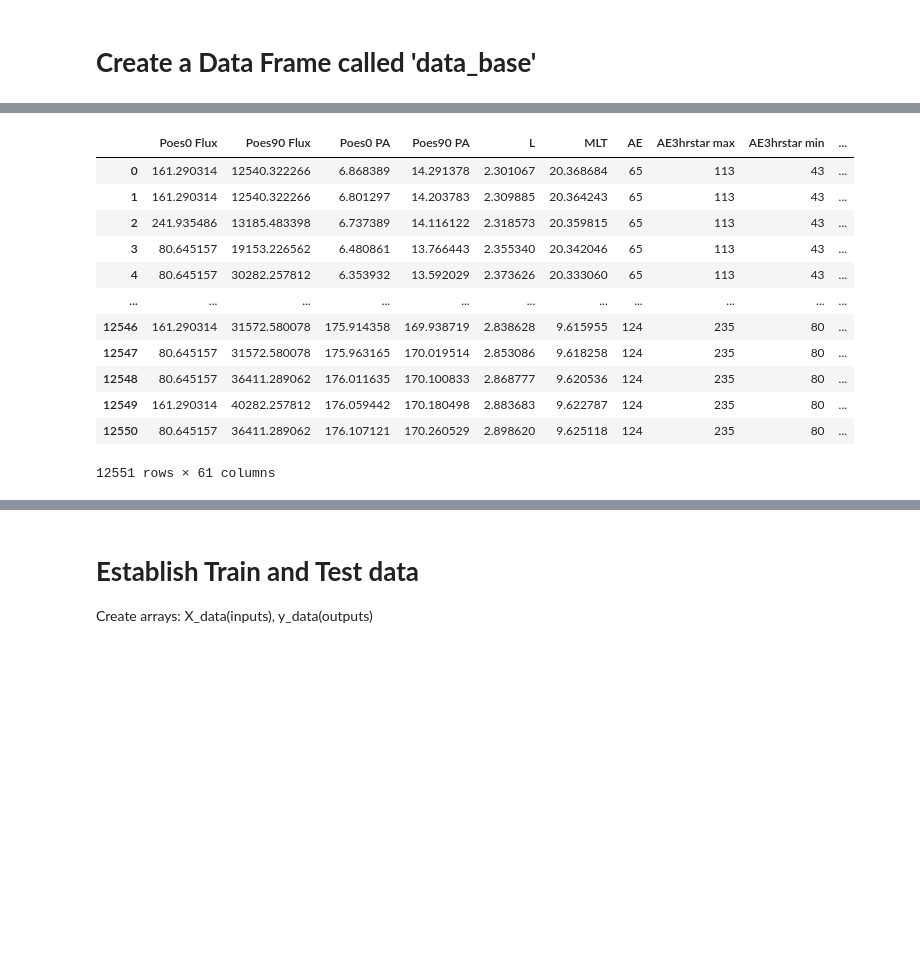
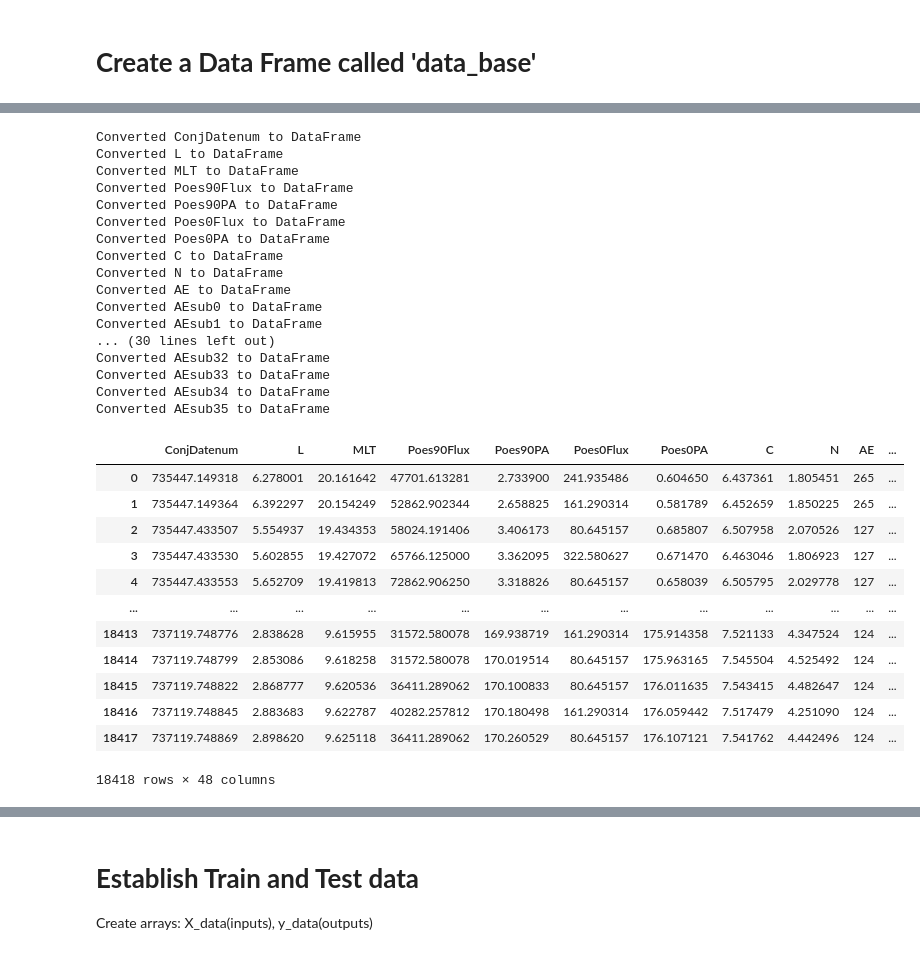
Before and after one commit to DLStumbaugh/Electron_Precipitation_Conjunction_NN, a Jupyter notebook: ElectronPrecipitationML.ipynb, the cells around one changed output, grey strips where cells are left out. Cells and saved outputs as stored; diff of their text form; code cells hidden in the pictures; blank space fills up the shorter version.

```diff
--- a/ElectronPrecipitationML.ipynb
+++ b/ElectronPrecipitationML.ipynb
@@ -14,28 +24,66 @@ wd = os.getcwd() #working directory
 # %%
-fname_txt = 'ConjunctionData.csv'
+fname_txt = 'ConjunctionData.mat'
 fpath_txt = os.path.join(wd, fname_txt)
 
-data_base = pd.read_csv(fpath_txt)
-data_base["log_flux0"] = np.log10(data_base["Poes0 Flux"])
-data_base["log_flux90"] = np.log10(data_base["Poes90 Flux"])
+mat_data = loadmat(fpath_txt)
+# Check the keys of the loaded .mat file
+#print(mat_data.keys())
 
-#replace inf's with NaN:
+variable_names = ['ConjDatenum', 'L', 'MLT', 'Poes90Flux','Poes90PA','Poes0Flux','Poes0PA','C', 'N','AE',
+                  "AEsub0","AEsub1","AEsub2","AEsub3",
+                  "AEsub4","AEsub5","AEsub6","AEsub7","AEsub8","AEsub9","AEsub10","AEsub11",
+                  "AEsub12","AEsub13","AEsub14","AEsub15","AEsub16","AEsub17","AEsub18",
+                  "AEsub19","AEsub20","AEsub21","AEsub22","AEsub23","AEsub24","AEsub25",
+                  "AEsub26","AEsub27","AEsub28","AEsub29","AEsub30","AEsub31","AEsub32",
+                  "AEsub33","AEsub34","AEsub35"]
+
+
+df_list= []
+# Convert to pandas DataFrame
+for var in variable_names:
+    if var in mat_data:  # Check if the variable exists in the .mat file
+        data = mat_data[var]
+        df_list.append(pd.DataFrame(data, columns=[var]))  # Add variable data as a new column
+        print(f"Converted {var} to DataFrame")
+    else:
+        print(f"{var} not found in the .mat file")
+
+data_base = pd.concat(df_list, axis=1)
+data_base["log_flux0"] = np.log10(data_base["Poes0Flux"])
+data_base["log_flux90"] = np.log10(data_base["Poes90Flux"])
 data_base.replace([np.inf, -np.inf], np.nan, inplace=True)
 #drop every row where a NaN, inf exists: see https://pandas.pydata.org/docs/reference/api/pandas.DataFrame.dropna.html
 data_base.dropna(axis=0, inplace=True)
 
 data_base
 # %% [output]
+Converted ConjDatenum to DataFrame
+Converted L to DataFrame
+Converted MLT to DataFrame
+Converted Poes90Flux to DataFrame
+Converted Poes90PA to DataFrame
+Converted Poes0Flux to DataFrame
+Converted Poes0PA to DataFrame
+Converted C to DataFrame
+Converted N to DataFrame
+Converted AE to DataFrame
+Converted AEsub0 to DataFrame
+Converted AEsub1 to DataFrame
+... (30 lines left out)
+Converted AEsub32 to DataFrame
+Converted AEsub33 to DataFrame
+Converted AEsub34 to DataFrame
+Converted AEsub35 to DataFrame
-|  | Poes0 Flux | Poes90 Flux | Poes0 PA | Poes90 PA | L | MLT | AE | AE3hrstar max | AE3hrstar min | ... |
-| 0 | 161.290314 | 12540.322266 | 6.868389 | 14.291378 | 2.301067 | 20.368684 | 65 | 113 | 43 | ... |
-| 1 | 161.290314 | 12540.322266 | 6.801297 | 14.203783 | 2.309885 | 20.364243 | 65 | 113 | 43 | ... |
-| 2 | 241.935486 | 13185.483398 | 6.737389 | 14.116122 | 2.318573 | 20.359815 | 65 | 113 | 43 | ... |
-| 3 | 80.645157 | 19153.226562 | 6.480861 | 13.766443 | 2.355340 | 20.342046 | 65 | 113 | 43 | ... |
-| 4 | 80.645157 | 30282.257812 | 6.353932 | 13.592029 | 2.373626 | 20.333060 | 65 | 113 | 43 | ... |
-| ... | ... | ... | ... | ... | ... | ... | ... | ... | ... | ... |
-| 12546 | 161.290314 | 31572.580078 | 175.914358 | 169.938719 | 2.838628 | 9.615955 | 124 | 235 | 80 | ... |
-| 12547 | 80.645157 | 31572.580078 | 175.963165 | 170.019514 | 2.853086 | 9.618258 | 124 | 235 | 80 | ... |
-| 12548 | 80.645157 | 36411.289062 | 176.011635 | 170.100833 | 2.868777 | 9.620536 | 124 | 235 | 80 | ... |
-| 12549 | 161.290314 | 40282.257812 | 176.059442 | 170.180498 | 2.883683 | 9.622787 | 124 | 235 | 80 | ... |
-| 12550 | 80.645157 | 36411.289062 | 176.107121 | 170.260529 | 2.898620 | 9.625118 | 124 | 235 | 80 | ... |
+|  | ConjDatenum | L | MLT | Poes90Flux | Poes90PA | Poes0Flux | Poes0PA | C | N | AE | ... |
+| 0 | 735447.149318 | 6.278001 | 20.161642 | 47701.613281 | 2.733900 | 241.935486 | 0.604650 | 6.437361 | 1.805451 | 265 | ... |
+| 1 | 735447.149364 | 6.392297 | 20.154249 | 52862.902344 | 2.658825 | 161.290314 | 0.581789 | 6.452659 | 1.850225 | 265 | ... |
+| 2 | 735447.433507 | 5.554937 | 19.434353 | 58024.191406 | 3.406173 | 80.645157 | 0.685807 | 6.507958 | 2.070526 | 127 | ... |
+| 3 | 735447.433530 | 5.602855 | 19.427072 | 65766.125000 | 3.362095 | 322.580627 | 0.671470 | 6.463046 | 1.806923 | 127 | ... |
+| 4 | 735447.433553 | 5.652709 | 19.419813 | 72862.906250 | 3.318826 | 80.645157 | 0.658039 | 6.505795 | 2.029778 | 127 | ... |
+| ... | ... | ... | ... | ... | ... | ... | ... | ... | ... | ... | ... |
+| 18413 | 737119.748776 | 2.838628 | 9.615955 | 31572.580078 | 169.938719 | 161.290314 | 175.914358 | 7.521133 | 4.347524 | 124 | ... |
+| 18414 | 737119.748799 | 2.853086 | 9.618258 | 31572.580078 | 170.019514 | 80.645157 | 175.963165 | 7.545504 | 4.525492 | 124 | ... |
+| 18415 | 737119.748822 | 2.868777 | 9.620536 | 36411.289062 | 170.100833 | 80.645157 | 176.011635 | 7.543415 | 4.482647 | 124 | ... |
+| 18416 | 737119.748845 | 2.883683 | 9.622787 | 40282.257812 | 170.180498 | 161.290314 | 176.059442 | 7.517479 | 4.251090 | 124 | ... |
+| 18417 | 737119.748869 | 2.898620 | 9.625118 | 36411.289062 | 170.260529 | 80.645157 | 176.107121 | 7.541762 | 4.442496 | 124 | ... |
-12551 rows × 61 columns
+18418 rows × 48 columns
```
Also changed, not shown: parts of 16 cells of this notebook, 1 other file.
